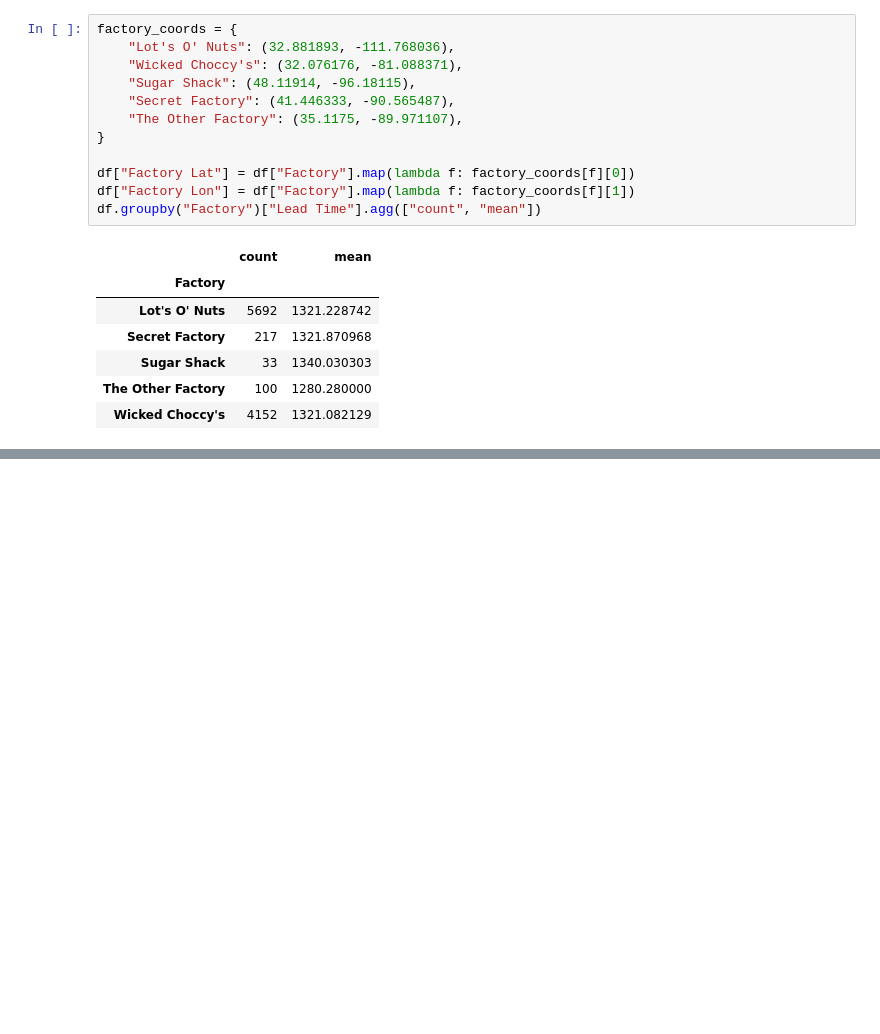
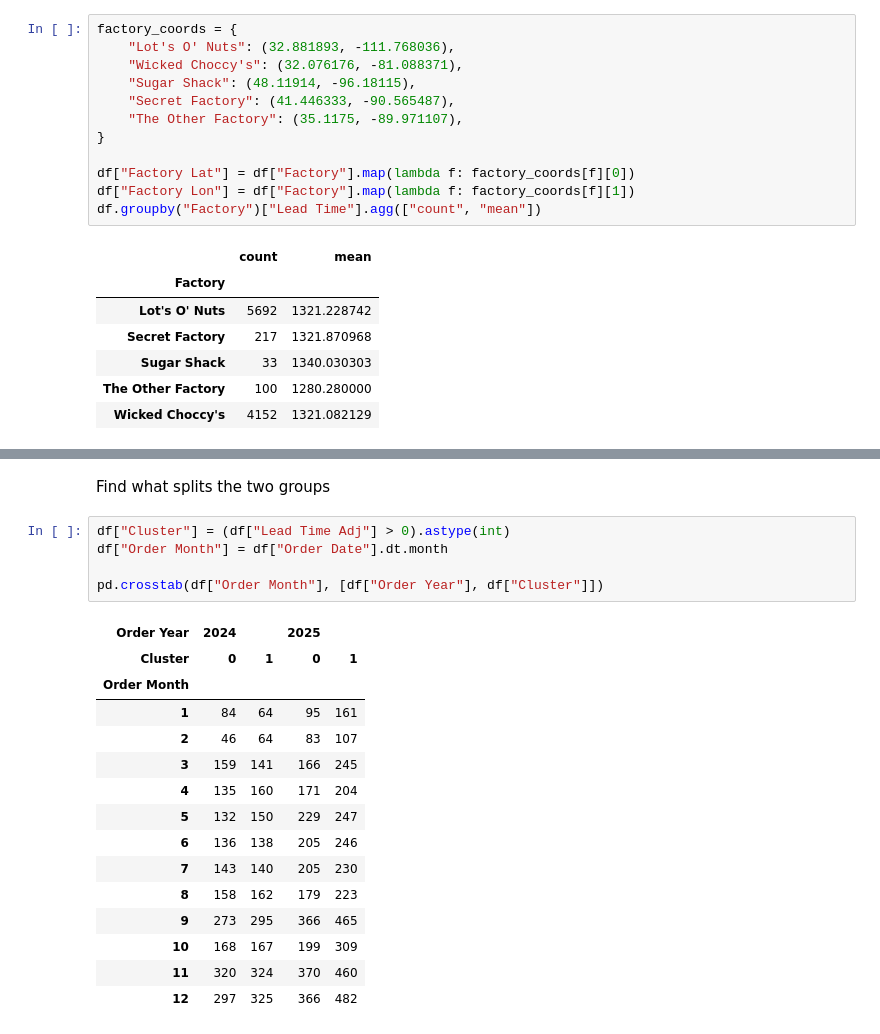
Before and after one commit to NityaRanout-2496/nassau-candy-shipping-optimization, a Jupyter notebook: notebooks/01_eda.ipynb, the cells around one changed output, grey strips where cells are left out. Saved outputs shown, nothing was run; the diff lists cells and outputs as text; blank space fills up the shorter version.

```diff
--- a/notebooks/01_eda.ipynb
+++ b/notebooks/01_eda.ipynb
@@ -213,0 +329,23 @@ df.groupby("Factory")["Lead Time"].agg(["count", "mean"])
+# %% [markdown]
+Find what splits the two groups
+# %%
+df["Cluster"] = (df["Lead Time Adj"] > 0).astype(int)
+df["Order Month"] = df["Order Date"].dt.month
+
+pd.crosstab(df["Order Month"], [df["Order Year"], df["Cluster"]])
+# %% [output]
+| Order Year | 2024 |  | 2025 |  |
+| Cluster | 0 | 1 | 0 | 1 |
+| Order Month |  |  |  |  |
+| 1 | 84 | 64 | 95 | 161 |
+| 2 | 46 | 64 | 83 | 107 |
+| 3 | 159 | 141 | 166 | 245 |
+| 4 | 135 | 160 | 171 | 204 |
+| 5 | 132 | 150 | 229 | 247 |
+| 6 | 136 | 138 | 205 | 246 |
+| 7 | 143 | 140 | 205 | 230 |
+| 8 | 158 | 162 | 179 | 223 |
+| 9 | 273 | 295 | 366 | 465 |
+| 10 | 168 | 167 | 199 | 309 |
+| 11 | 320 | 324 | 370 | 460 |
+| 12 | 297 | 325 | 366 | 482 |
```
Also changed, not shown: parts of 17 cells of this notebook, 1 other file.
